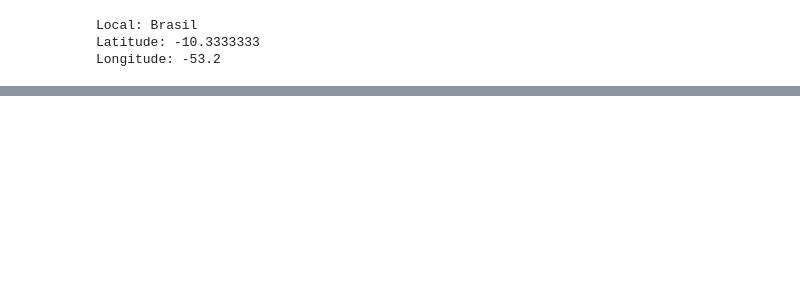
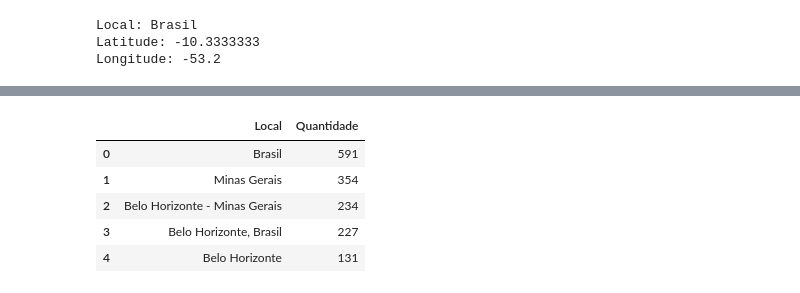
Before and after one commit to lucianawaka/analise_e_mineracao_de_texto, a Jupyter notebook: Analise_de_sentimentos.ipynb, the cells around one changed output, grey strips where cells are left out. Saved outputs shown, nothing was run; the diff lists cells and outputs as text; code cells hidden in the pictures; blank space fills up the shorter version.

```diff
--- a/Analise_de_sentimentos.ipynb
+++ b/Analise_de_sentimentos.ipynb
@@ -395,0 +427,14 @@ Longitude: -53.2
+# %%
+# Calcular quantidade
+quantidade = base['User Location'].value_counts().reset_index()
+
+quantidade.columns = ['Local','Quantidade']
+
+quantidade.head()
+# %% [output]
+|  | Local | Quantidade |
+| 0 | Brasil | 591 |
+| 1 | Minas Gerais | 354 |
+| 2 | Belo Horizonte - Minas Gerais | 234 |
+| 3 | Belo Horizonte, Brasil | 227 |
+| 4 | Belo Horizonte | 131 |
```
Also changed, not shown: parts of 8 cells of this notebook.
